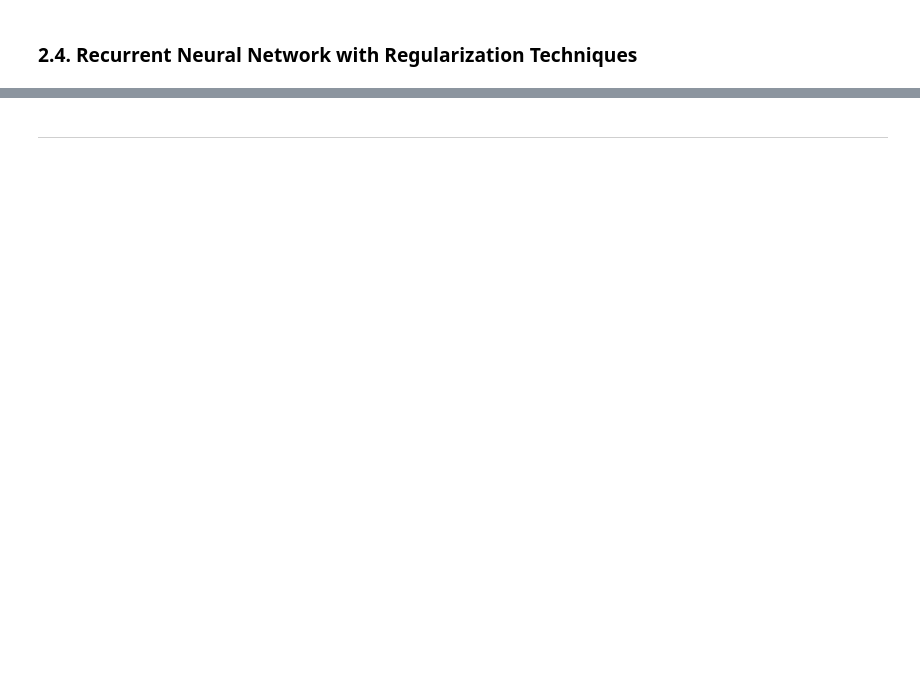
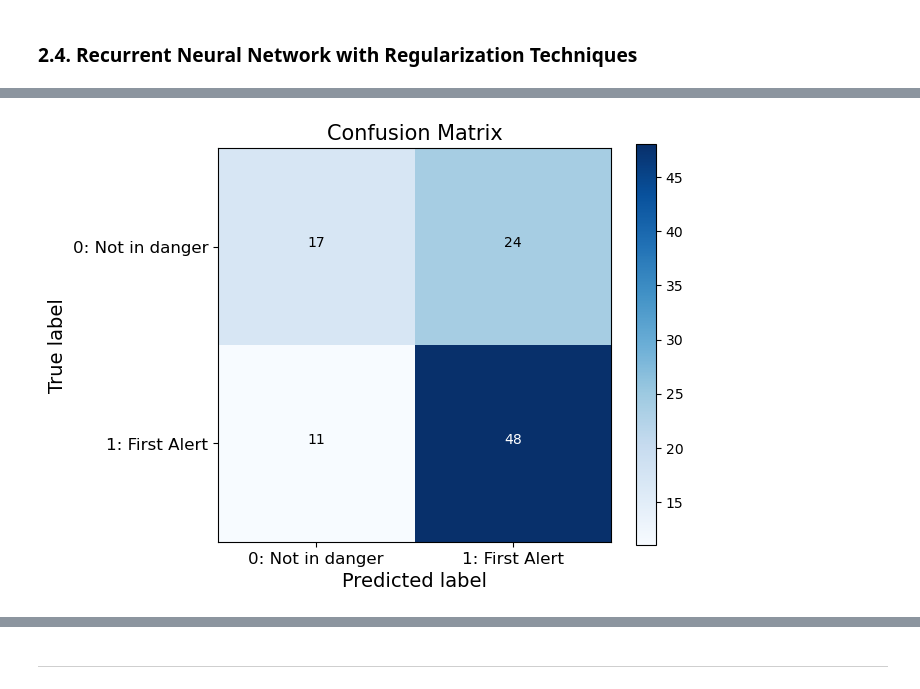
Before and after one commit to SebastianoDenegri/Targeted_Suicide_Intervention, a Jupyter notebook: Reddit_Users_Classification_part_5.ipynb, the cells around one changed output, grey strips where cells are left out. Saved outputs shown, nothing was run; the diff lists cells and outputs as text; code cells hidden in the pictures; blank space fills up the shorter version.

```diff
--- a/Reddit_Users_Classification_part_5.ipynb
+++ b/Reddit_Users_Classification_part_5.ipynb
@@ -365,0 +413,5 @@ hist=gru_rnn.fit(x_train_pad, y_train, batch_size=16, epochs=10, shuffle=True, v
+# %%
+# Train the model with early stopping to get best results
+es = EarlyStopping(monitor='val_accuracy', mode='max', min_delta=1, verbose=1, patience=7)
+hist=plain_rnn_2.fit(x_train_pad,y_train,batch_size=16,epochs=50,shuffle=True,validation_data=(x_test_pad,y_test),
+                     callbacks=[es])
@@ -365,0 +442,2 @@ hist=gru_rnn.fit(x_train_pad, y_train, batch_size=16, epochs=10, shuffle=True, v
+# %%
+y_pred = plain_rnn_2.predict(x_test_pad)
@@ -365,0 +446,26 @@ hist=gru_rnn.fit(x_train_pad, y_train, batch_size=16, epochs=10, shuffle=True, v
+# %%
+#Define a function for better visualization of Confusion Matrix
+import itertools
+
+def plot_confusion_matrix(cm, classes, normalize=False, title='Confusion Matrix', cmap=plt.cm.Blues):
+    if normalize:
+        cm = cm.astype('float') / cm.sum(axis=1)[:, np.newaxis]
+    plt.imshow(cm, interpolation='nearest', cmap=cmap)
+    plt.title(title, fontsize=15)
+    plt.colorbar()
+    tick_marks = np.arange(len(classes))
+    plt.xticks(tick_marks, classes, fontsize=12)
+    plt.yticks(tick_marks, classes, fontsize=12)
+    fmt = '.2f' if normalize else 'd'
+    thresh = cm.max() / 2.
+    for i, j in itertools.product(range(cm.shape[0]), range(cm.shape[1])):
+        plt.text(j, i, format(cm[i, j], fmt), horizontalalignment="center", color="white" if cm[i, j] > thresh else "black")
+    plt.tight_layout()
+    plt.ylabel('True label', fontsize=14)
+    plt.xlabel('Predicted label', fontsize=14)
+
+
+reg_rnn_cm = confusion_matrix(y_test, (y_pred >= .5).astype('int'), labels=[0,1])
+plot_confusion_matrix(reg_rnn_cm, classes=['0: Not in danger', '1: First Alert'], title='Confusion Matrix')
+# %% [output]
+[figure, added]
```
Also changed, not shown: parts of 76 cells of this notebook.
